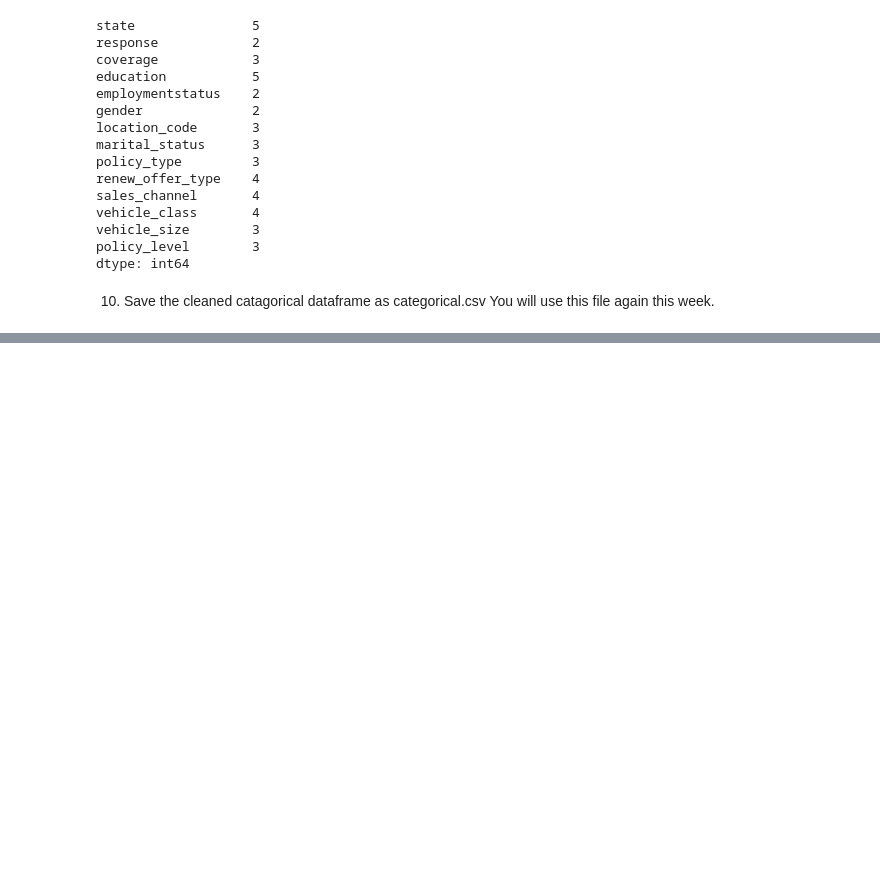
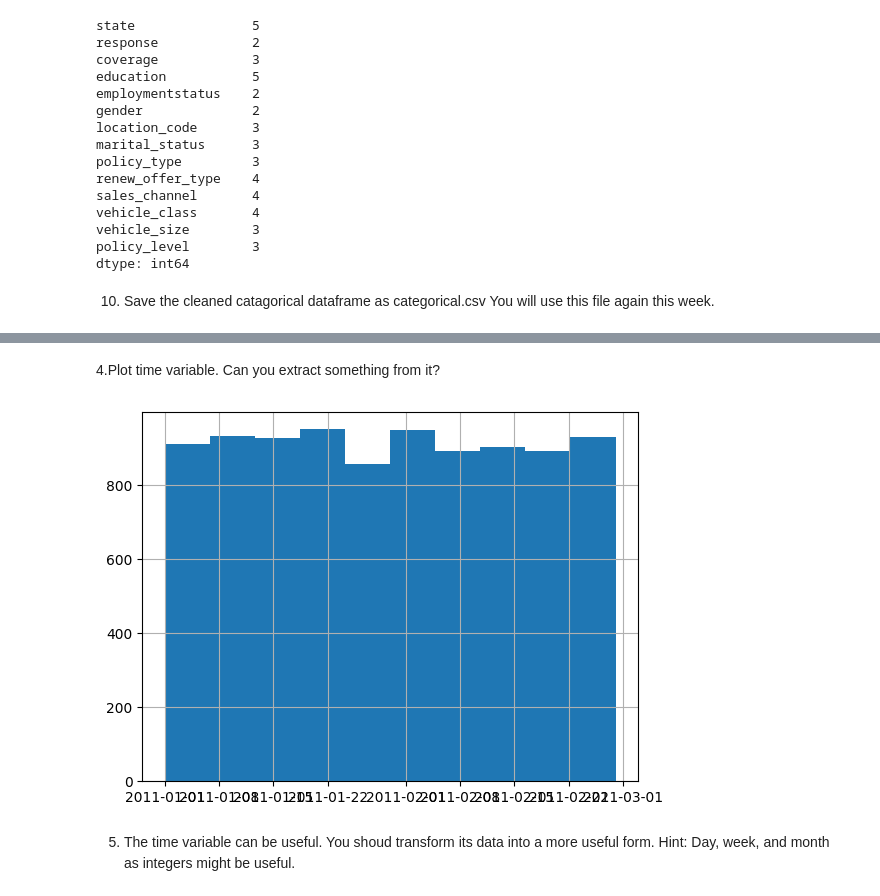
Before and after one commit to Alpha1294/lab-cleaning-numerical-data, a Jupyter notebook: lab-cleaning-numerical.ipynb, the cells around one changed output, grey strips where cells are left out. Cells and saved outputs as stored; diff of their text form; code cells hidden in the pictures; blank space fills up the shorter version.

Commit message:
week 4 day 2 lab 2 ,continuation of cleaning lab

```diff
--- a/lab-cleaning-numerical.ipynb
+++ b/lab-cleaning-numerical.ipynb
@@ -689,0 +767,11 @@ categorical_df.to_csv(csv_file_path,index=False)
+# %% [markdown]
+4.Plot time variable. Can you extract something from it?
+# %%
+data['effective_to_date'].hist()
+plt.show()
+
+#i cant extract anything because of the format of the data?
+# %% [output]
+[figure, added]
+# %% [markdown]
+5. The time variable can be useful. You shoud transform its data into a more useful form. Hint: Day, week, and month as integers might be useful.
```
Also changed, not shown: parts of 11 cells of this notebook.
